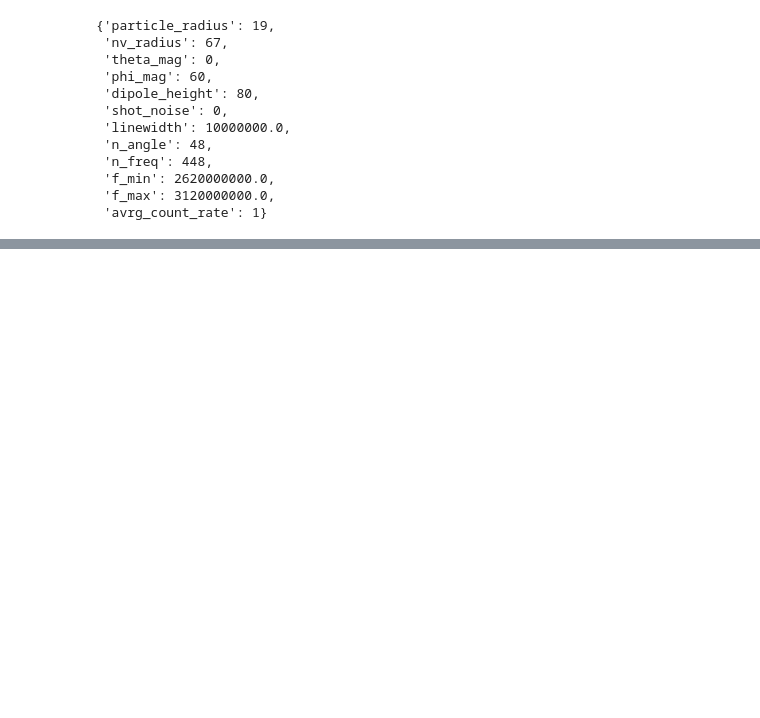
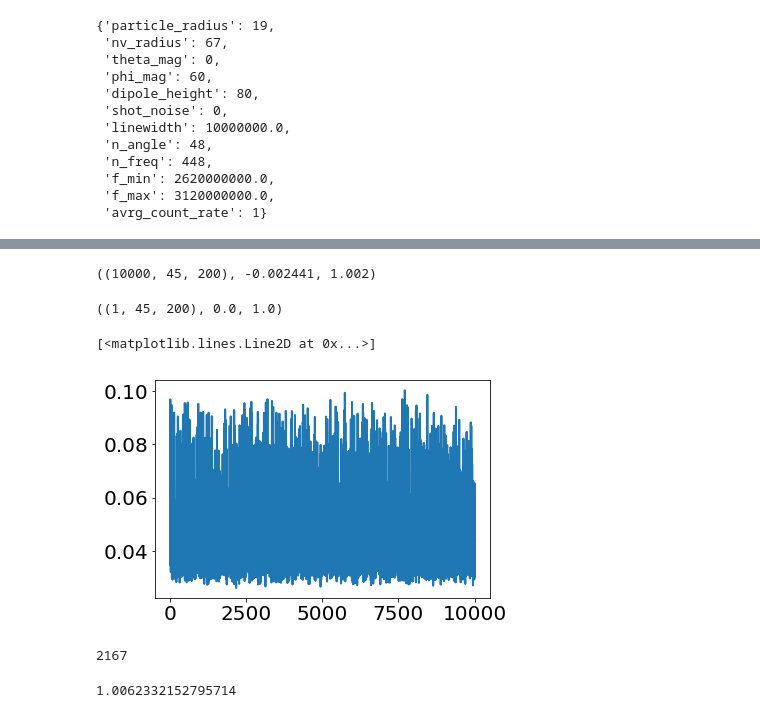
Before and after one commit to JanGieseler/pynvcenter, a Jupyter notebook: notebooks/experimental data - reconstruct magnet position from esr spectra.ipynb, the cells around one changed output, grey strips where cells are left out. Drawn from its saved outputs; the diff is of its cells as text; code cells hidden in the pictures; blank space fills up the shorter version.

```diff
--- a/notebooks/experimental data - reconstruct magnet position from esr spectra.ipynb
+++ b/notebooks/experimental data - reconstruct magnet position from esr spectra.ipynb
@@ -574,0 +591,33 @@ df
+# %%
+added_noise = 0.005
+
+X = train_set['X']
+# noise = added_noise*np.random.randn(*X.shape)
+# X = X + noise
+X = 0.5+esr_preprocessing(X, reference_level='min_max')
+# %%
+X.shape,X.min(), X.max()
+# %% [output]
+((10000, 45, 200), -0.002441, 1.002)
+# %%
+X_exp = 0.5+esr_preprocessing(np.expand_dims(esr_map[:,26:-25], 0), reference_level='min_max')
+
+X_exp.shape, X_exp.min(), X_exp.max()
+# %% [output]
+((1, 45, 200), 0.0, 1.0)
+# %%
+n= 10000
+err = np.mean(np.reshape((np.repeat(X_exp,n, axis=0)-X[0:n])**2, (n, -1)), axis=1)
+
+plt.plot(err)
+# %% [output]
+[<matplotlib.lines.Line2D at 0x...>]
+[figure, added]
+# %%
+err.argmin()
+# %% [output]
+2167
+# %%
+esr_map[:,26:-25].max()
+# %% [output]
+1.0062332152795714
```
Also changed, not shown: parts of 57 cells of this notebook, 4 other files.
